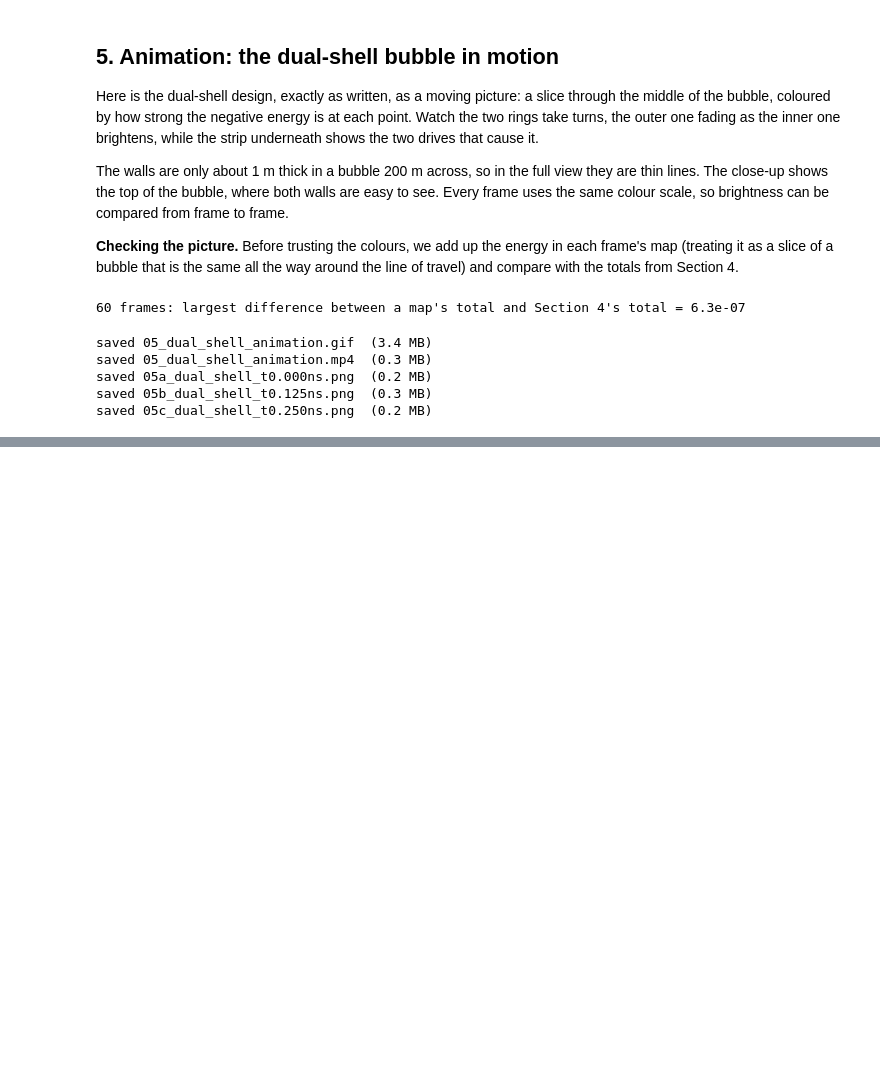
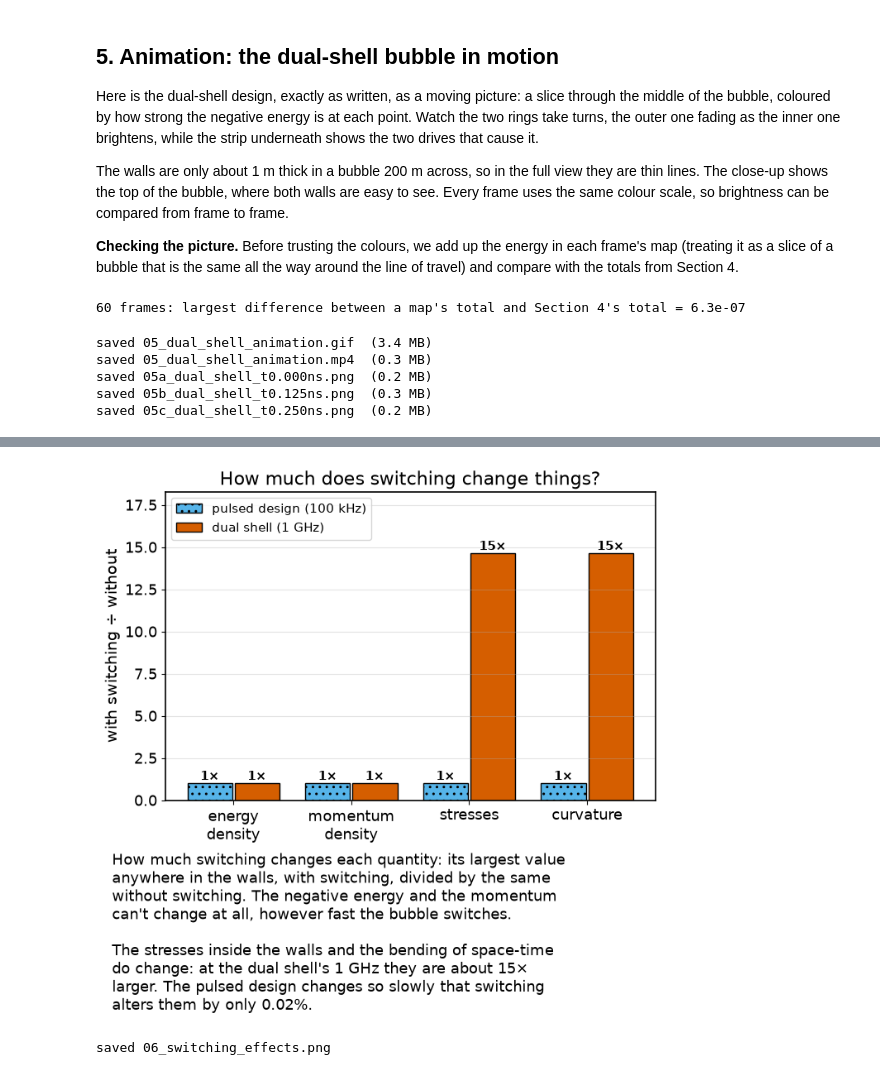
Before and after one commit to gvorwaller/warpdrive, a Jupyter notebook: warp_bubble.ipynb, the cells around one changed output, grey strips where cells are left out. Drawn from its saved outputs; the diff is of its cells as text; code cells hidden in the pictures; blank space fills up the shorter version.

```diff
--- a/warp_bubble.ipynb
+++ b/warp_bubble.ipynb
@@ -710,0 +759,31 @@ The same animation is saved as an MP4 video (`figures/05_dual_shell_animation.mp
+# %%
+fig, ax = phone_figure(1, height_per_row=4.6)
+labels = ["energy\ndensity", "momentum\ndensity", "stresses", "curvature"]
+dual_vals = [1.0, 1.0, STRESS_RATIO, CURV_RATIO]
+pulsed_vals = [1.0, 1.0, tdep.max_stress(SHELLS_PULSED, 1 / F_PULSE, True) / tdep.max_stress(SHELLS_PULSED, 1 / F_PULSE, False),
+               1.0 + PULSED_EFFECT]
+xb = np.arange(4)
+b1 = ax.bar(xb - 0.2, pulsed_vals, 0.38, color=COLORS["sky"], edgecolor="black", hatch="..", label="pulsed design (100 kHz)")
+b2 = ax.bar(xb + 0.2, dual_vals, 0.38, color=COLORS["vermillion"], edgecolor="black", label="dual shell (1 GHz)")
+for bars in (b1, b2):
+    for bar in bars:
+        v = bar.get_height()
+        ax.annotate(f"{v:.0f}×" if v > 1.5 else "1×", (bar.get_x() + bar.get_width() / 2, v), xytext=(0, 3),
+                    textcoords="offset points", ha="center", fontsize=11, fontweight="bold")
+ax.set_xticks(xb, labels)
+ax.set_ylim(0, max(dual_vals) * 1.25)
+ax.set_ylabel("with switching ÷ without")
+ax.set_title("How much does switching change things?")
+ax.legend(loc="upper left", fontsize=11)
+ax.grid(axis="x", visible=False)
+
+path = save_figure(fig, "06_switching_effects", f'''
+How much switching changes each quantity: its largest value anywhere in the walls, with switching, divided by the same without switching. The negative energy and the momentum can't change at all, however fast the bubble switches.
+
+The stresses inside the walls and the bending of space-time do change: at the dual shell's 1 GHz they are about {CURV_RATIO:.0f}× larger. The pulsed design changes so slowly that switching alters them by only {PULSED_EFFECT * 100:.2f}%.
+''')
+plt.show()
+print("saved", path.name)
+# %% [output]
+[figure, added]
+saved 06_switching_effects.png
```
Also changed, not shown: parts of 8 cells of this notebook, 9 other files.
